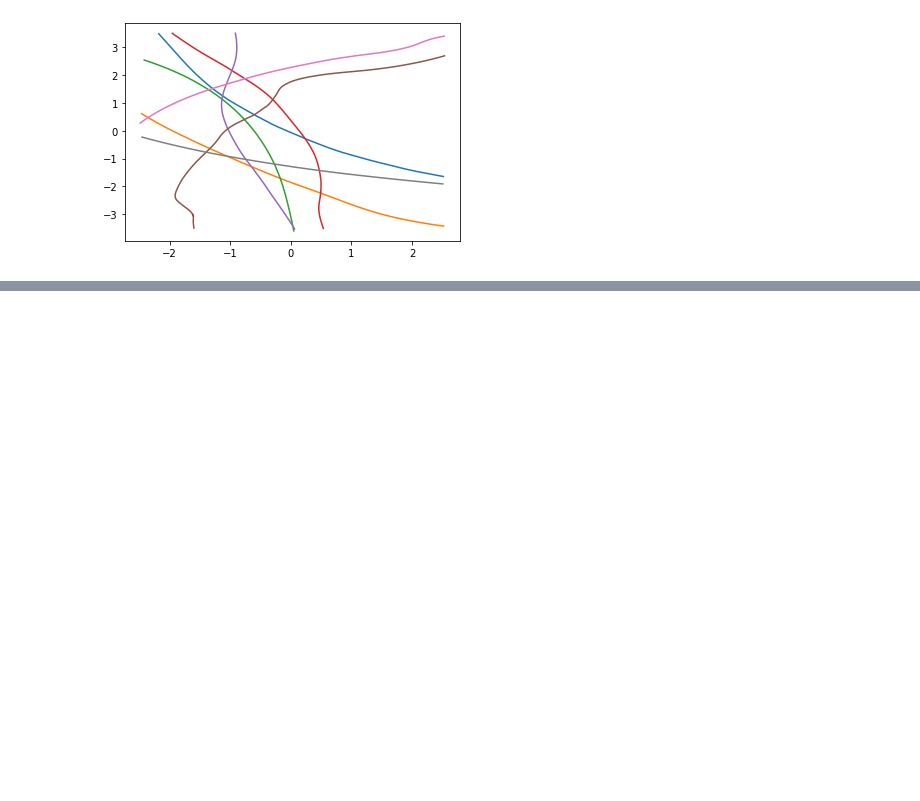
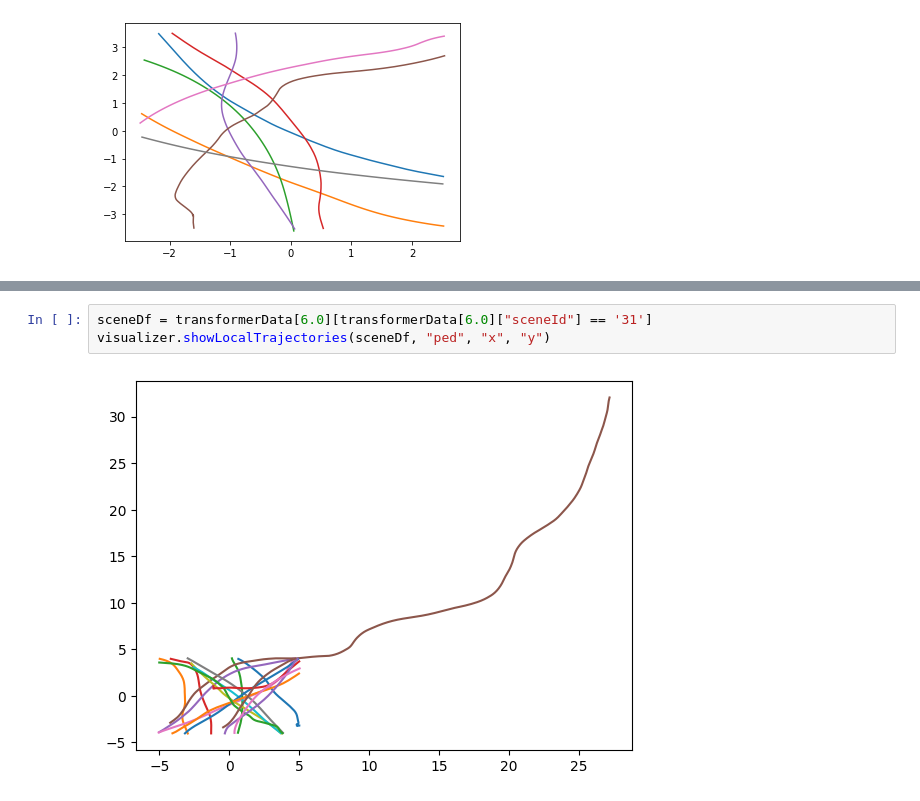
Before and after one commit to ika-rwth-aachen/drone-dataset-tools, a Jupyter notebook: src/notebooks/trajectory-transformer.ipynb, the cells around one changed output, grey strips where cells are left out. Drawn from its saved outputs; the diff is of its cells as text; blank space fills up the shorter version.

```diff
--- a/src/notebooks/trajectory-transformer.ipynb
+++ b/src/notebooks/trajectory-transformer.ipynb
@@ -98,0 +117,5 @@ array(['10', '11'], dtype=object)
+# %%
+sceneDf = transformerData[6.0][transformerData[6.0]["sceneId"] == '31']
+visualizer.showLocalTrajectories(sceneDf, "ped", "x", "y")
+# %% [output]
+[figure, added]
```
Also changed, not shown: parts of 10 cells of this notebook, 4 other files.
